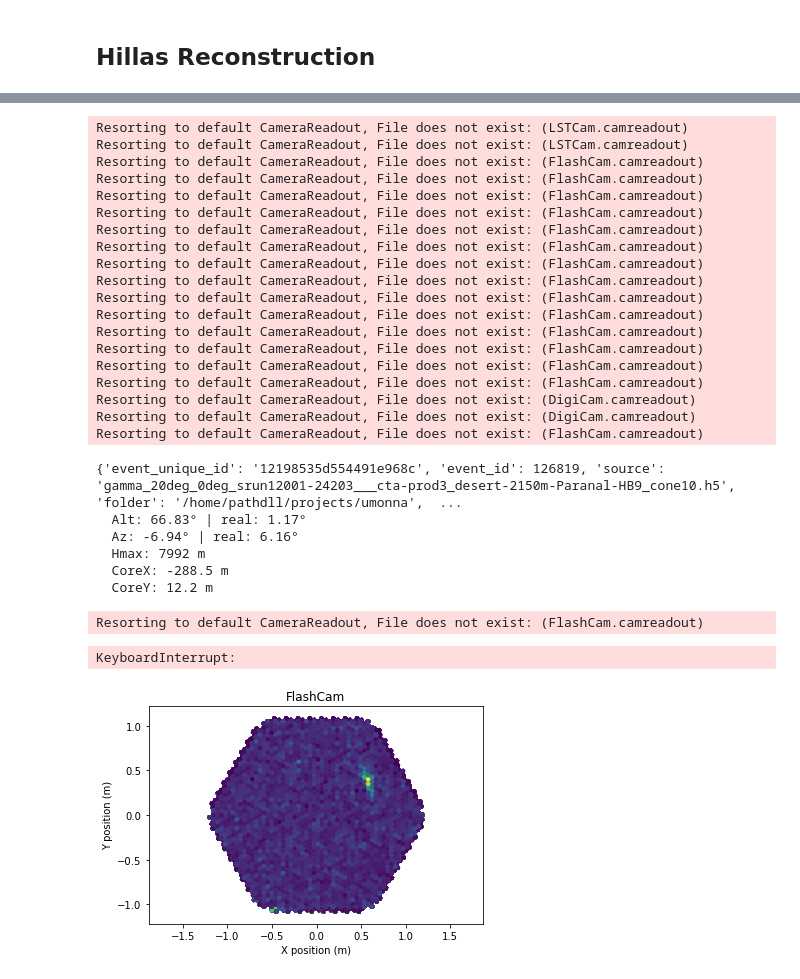
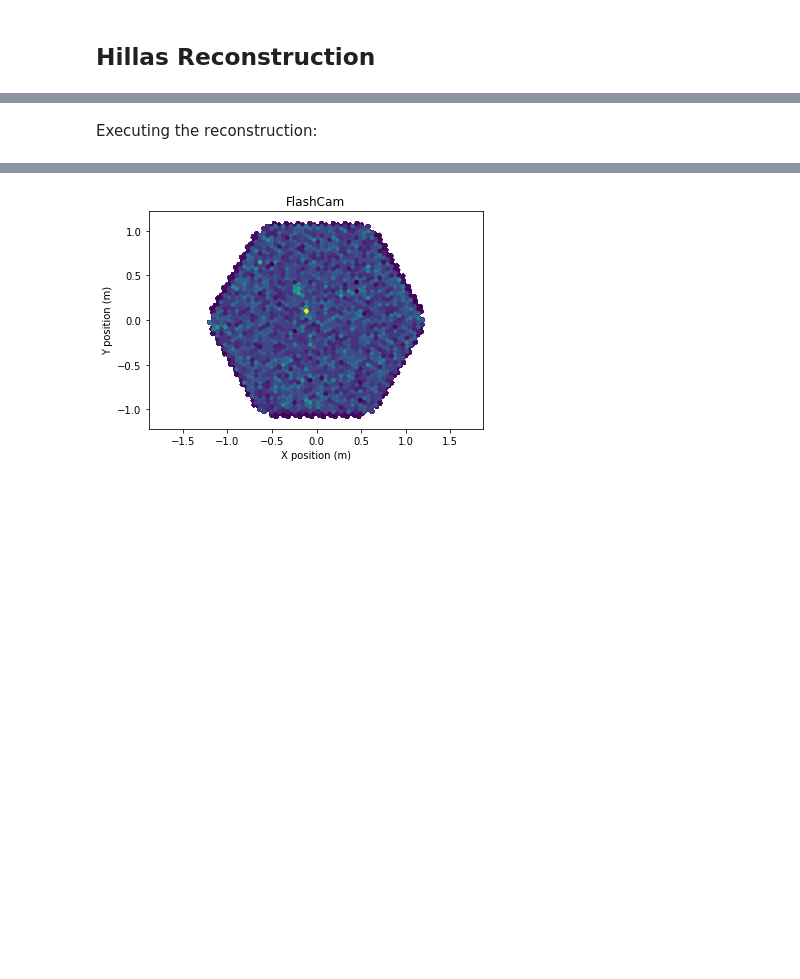
Before and after one commit to sborquez/gerumo, a Jupyter notebook: notebooks/baseline.ipynb, the cells around one changed output, grey strips where cells are left out. Cells and saved outputs as stored; diff of their text form; code cells hidden in the pictures; blank space fills up the shorter version.

Commit message:
updated hillas reconstruction and added first ImPACT reconstruction attempt

```diff
--- a/notebooks/baseline.ipynb
+++ b/notebooks/baseline.ipynb
@@ -318,6 +234,0 @@ telescopes_data
-# %%
-for tel in telescopes_data:
-    print(tel["event_unique_id"])
-
-for event in events_data:
-    print(event["event_unique_id"])
@@ -342,7 +237,22 @@ d4965ea234214e67ab88
+# %%
+n_reconstructions = 10 # number of reconstructions to make
+assert n_reconstructions <= len(events_data)
+# close pbar if it's defined (to avoid problems when pbar has not been closed because of cell interruption or exception)
+try:
+    pbar.close()
+except:
+    pass
+pbar = tqdm.tqdm(total=n_reconstructions)
+
+count = 0
+random.shuffle(events_data)
+# %% [markdown]
+Executing the reconstruction:
 # %%
 horizon_frame = AltAz()
 reco = HillasReconstructor()
 
+reconstructions = {}
 for event in events_data:
     hillas_containers = {}
     telescope_pointings = {}
@@ -356,7 +266,7 @@ for event in events_data:
         tel_type = tel["type"]
         cam_name = tel_type.split("_")[1]
 
-        geometry = CameraDescription.from_name(cam_name).geometry
+        geometry = CameraGeometry.from_name(cam_name)
 
         if geometry.camera_name not in cleaning_level:
             continue
@@ -397,18 +307,28 @@ for event in events_data:
             time_gradients[telescope_id] = 1.0
 
     array_pointing = SkyCoord(
-        az=run_array_direction[0] * u.rad,
-        alt=run_array_direction[1] * u.rad,
+        az=run_array_direction[0] * u.deg,
+        alt=run_array_direction[1] * u.deg,
         frame=horizon_frame
     )
 
-    if len(hillas_containers) > 1:
+    if len(hillas_containers) > 3:
         stereo = reco.predict(hillas_containers, subarray, array_pointing)
+        count += 1
+        pbar.update()
 
-        print(event)
-        print('  Alt: {:.2f}° | real: {:.2f}°'.format(stereo.alt.deg, event['alt']))
-        print('  Az: {:.2f}° | real: {:.2f}°'.format(stereo.az.deg, event['az']))
-        print('  Hmax: {:.0f}'.format(stereo.h_max))
-        print('  CoreX: {:.1f}'.format(stereo.core_x))
-        print('  CoreY: {:.1f}'.format(stereo.core_y))
+        reconstructions[event['event_unique_id']] = {
+            'hillas': hillas_containers,
+            'pred_alt': stereo.alt.deg,
+            'pred_az': stereo.az.deg,
+            'pred_h_max': stereo.h_max,
+            'pred_core_x': stereo.core_x,
+            'pred_core_y': stereo.core_y,
+            'alt': event['alt'],
+            'az': event['az']
+        }
+        if count >= n_reconstructions:
+            break
+
+pbar.close()
 # %% [output]
@@ -497,28 +335 @@ Resorting to default CameraReadout, File does not exist: (LSTCam.camreadout)
-Resorting to default CameraReadout, File does not exist: (LSTCam.camreadout)
-Resorting to default CameraReadout, File does not exist: (LSTCam.camreadout)
-Resorting to default CameraReadout, File does not exist: (FlashCam.camreadout)
-Resorting to default CameraReadout, File does not exist: (FlashCam.camreadout)
-Resorting to default CameraReadout, File does not exist: (FlashCam.camreadout)
-Resorting to default CameraReadout, File does not exist: (FlashCam.camreadout)
-Resorting to default CameraReadout, File does not exist: (FlashCam.camreadout)
-Resorting to default CameraReadout, File does not exist: (FlashCam.camreadout)
-Resorting to default CameraReadout, File does not exist: (FlashCam.camreadout)
-Resorting to default CameraReadout, File does not exist: (FlashCam.camreadout)
-Resorting to default CameraReadout, File does not exist: (FlashCam.camreadout)
-Resorting to default CameraReadout, File does not exist: (FlashCam.camreadout)
-Resorting to default CameraReadout, File does not exist: (FlashCam.camreadout)
-Resorting to default CameraReadout, File does not exist: (FlashCam.camreadout)
-Resorting to default CameraReadout, File does not exist: (FlashCam.camreadout)
-Resorting to default CameraReadout, File does not exist: (FlashCam.camreadout)
-Resorting to default CameraReadout, File does not exist: (DigiCam.camreadout)
-Resorting to default CameraReadout, File does not exist: (DigiCam.camreadout)
-Resorting to default CameraReadout, File does not exist: (FlashCam.camreadout)
-{'event_unique_id': '12198535d554491e968c', 'event_id': 126819, 'source': 'gamma_20deg_0deg_srun12001-24203___cta-prod3_desert-2150m-Paranal-HB9_cone10.h5', 'folder': '/home/pathdll/projects/umonna',  ...
-  Alt: 66.83° | real: 1.17°
-  Az: -6.94° | real: 6.16°
-  Hmax: 7992 m
-  CoreX: -288.5 m
-  CoreY: 12.2 m
-Resorting to default CameraReadout, File does not exist: (FlashCam.camreadout)
-KeyboardInterrupt:
-[figure, old version]
+[figure, new version]
```
Also changed, not shown: parts of 27 cells of this notebook.
